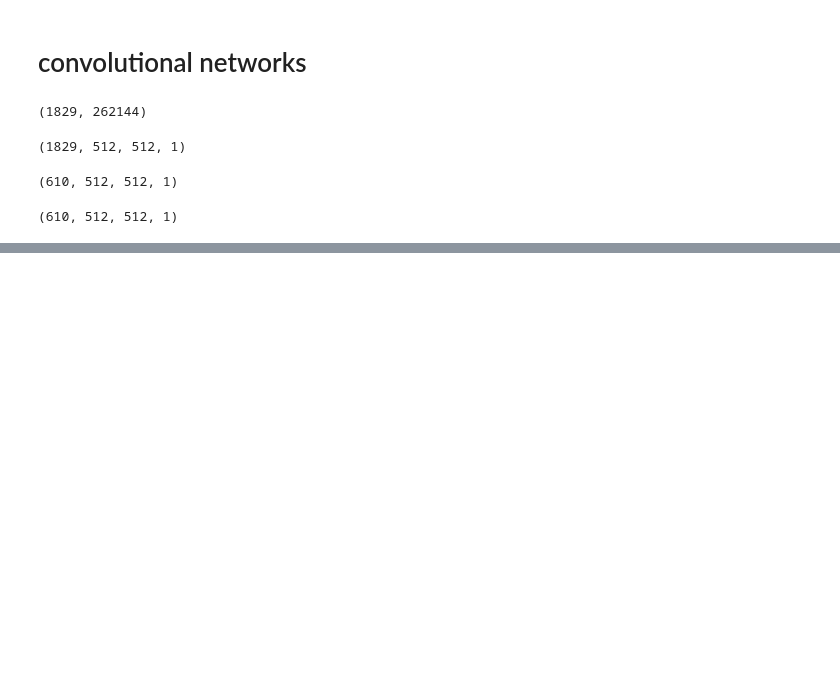
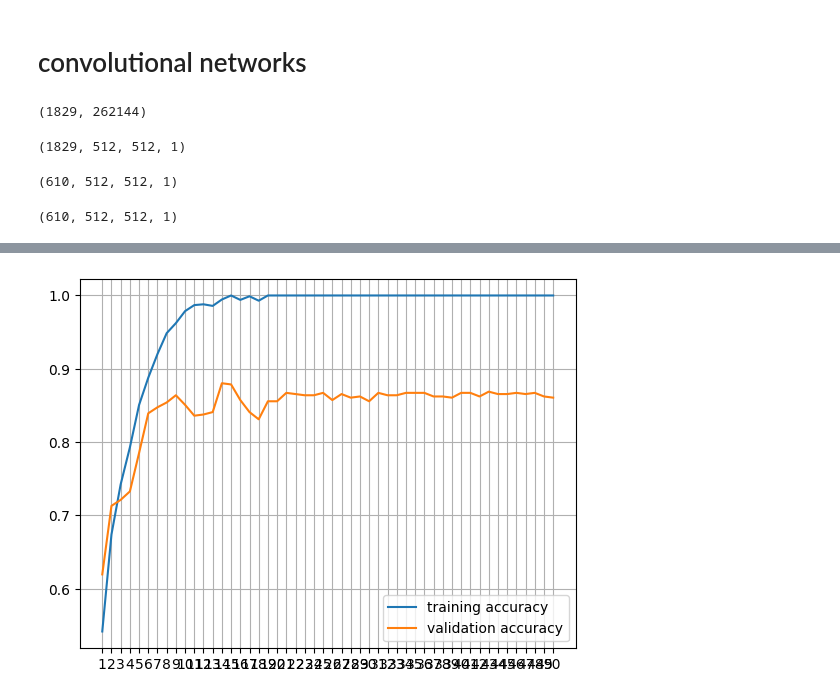
Before and after one commit to umbaranowska/PJATK_WUM_projekt, a Jupyter notebook: convolutional_networks.ipynb, the cells around one changed output, grey strips where cells are left out. Cells and saved outputs as stored; diff of their text form; code cells hidden in the pictures; blank space fills up the shorter version.

```diff
--- a/convolutional_networks.ipynb
+++ b/convolutional_networks.ipynb
@@ -255,0 +284,4 @@ Epoch 1/50
+# %%
+makeGraph(history3.history, "accuracy")
+# %% [output]
+[figure, added]
```
Also changed, not shown: parts of 35 cells of this notebook, 2 other files.
